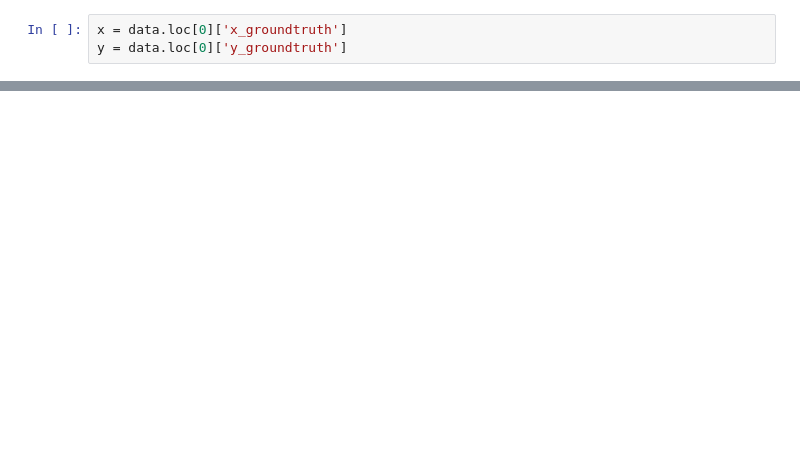
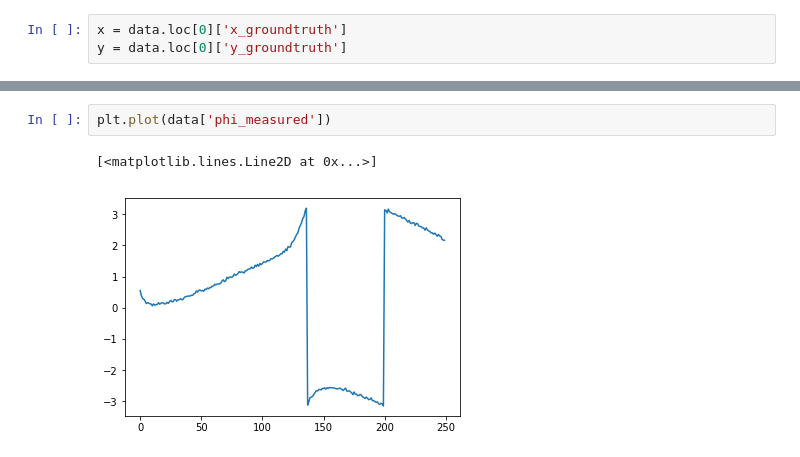
Before and after one commit to tindandelion/carnd-extended-kalman-filter-p6, a Jupyter notebook: data_experiment.ipynb, the cells around one changed output, grey strips where cells are left out. Cells and saved outputs as stored; diff of their text form; blank space fills up the shorter version.

```diff
--- a/data_experiment.ipynb
+++ b/data_experiment.ipynb
@@ -57,0 +67,5 @@ math.pi
+# %%
+plt.plot(data['phi_measured'])
+# %% [output]
+[<matplotlib.lines.Line2D at 0x...>]
+[figure, added]
```
Also changed, not shown: parts of 10 cells of this notebook, 4 other files.
